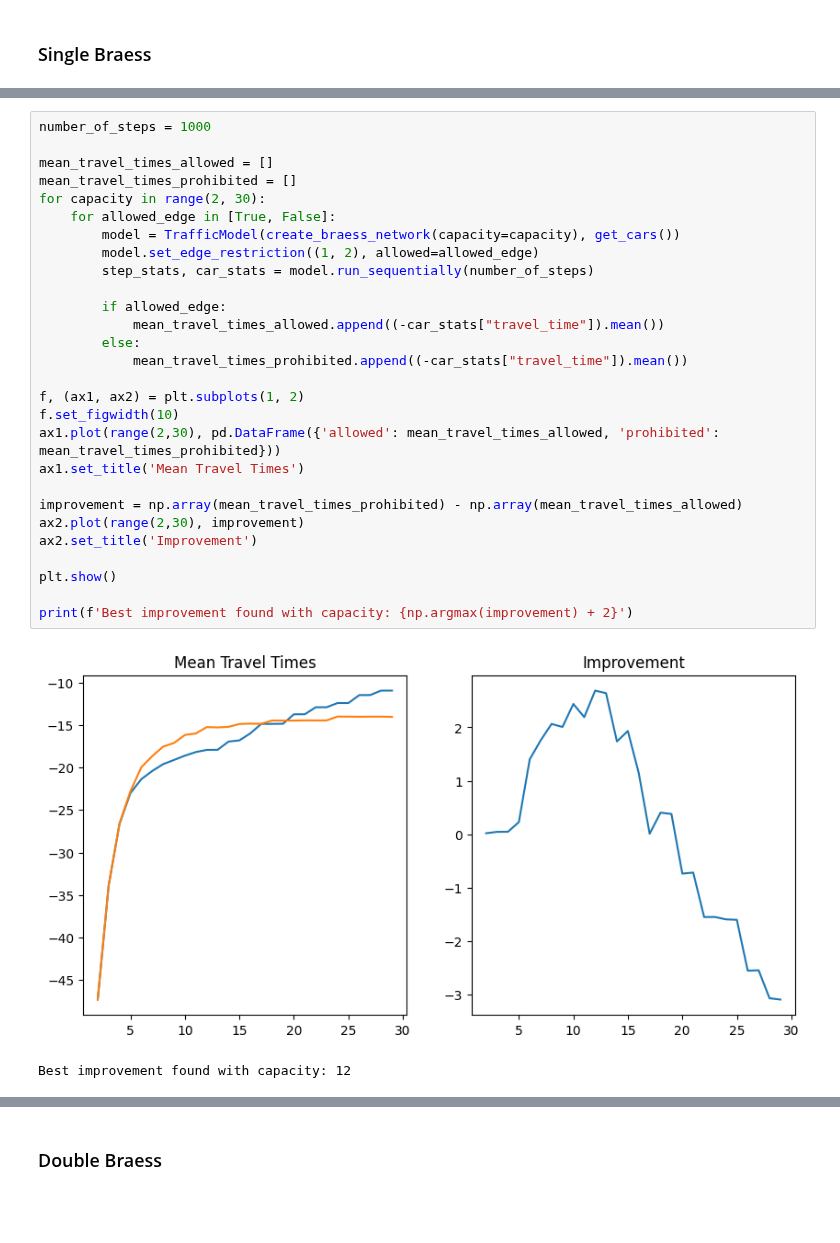
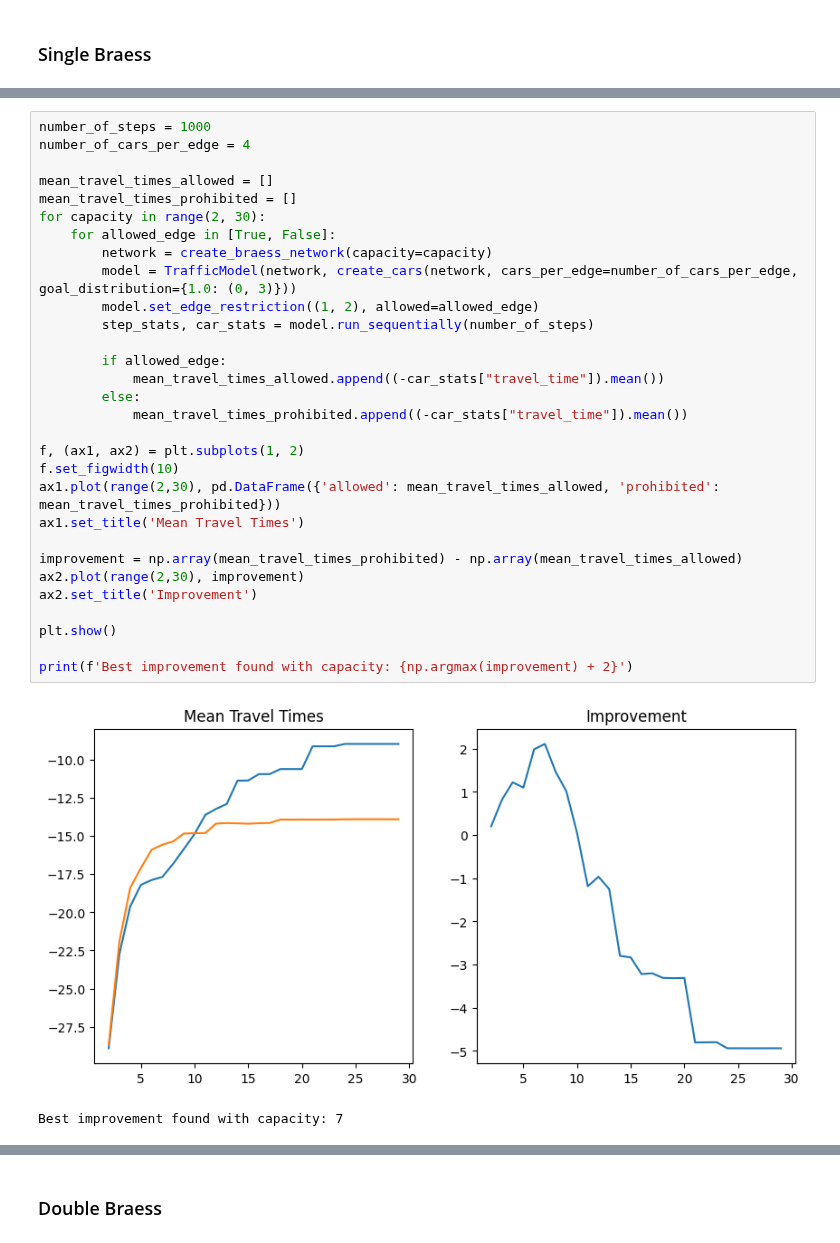
Before and after one commit to michoest/aamas-2024, a Jupyter notebook: src/traffic/v3/braess.ipynb, the cells around one changed output, grey strips where cells are left out. Cells and saved outputs as stored; diff of their text form; blank space fills up the shorter version.

```diff
--- a/src/traffic/v3/braess.ipynb
+++ b/src/traffic/v3/braess.ipynb
@@ -121,32 +86,34 @@ number_of_steps = 1000
 # %%
 number_of_steps = 1000
+number_of_cars_per_edge = 4
 
 mean_travel_times_allowed = []
 mean_travel_times_prohibited = []
 for capacity in range(2, 30):
     for allowed_edge in [True, False]:
-        model = TrafficModel(create_braess_network(capacity=capacity), get_cars())
+        network = create_braess_network(capacity=capacity)
+        model = TrafficModel(network, create_cars(network, cars_per_edge=number_of_cars_per_edge, goal_distribution={1.0: (0, 3)}))
         model.set_edge_restriction((1, 2), allowed=allowed_edge)
         step_stats, car_stats = model.run_sequentially(number_of_steps)
 
         if allowed_edge:
             mean_travel_times_allowed.append((-car_stats["travel_time"]).mean())
         else:
             mean_travel_times_prohibited.append((-car_stats["travel_time"]).mean())
 
 f, (ax1, ax2) = plt.subplots(1, 2)
 f.set_figwidth(10)
 ax1.plot(range(2,30), pd.DataFrame({'allowed': mean_travel_times_allowed, 'prohibited': mean_travel_times_prohibited}))
 ax1.set_title('Mean Travel Times')
 
 improvement = np.array(mean_travel_times_prohibited) - np.array(mean_travel_times_allowed)
 ax2.plot(range(2,30), improvement)
 ax2.set_title('Improvement')
 
 plt.show()
 
 print(f'Best improvement found with capacity: {np.argmax(improvement) + 2}')
 # %% [output]
-[figure, old version]
+[figure, new version]
-Best improvement found with capacity: 12
+Best improvement found with capacity: 7
 # %%
```
Also changed, not shown: parts of 12 cells of this notebook, 2 other files.
